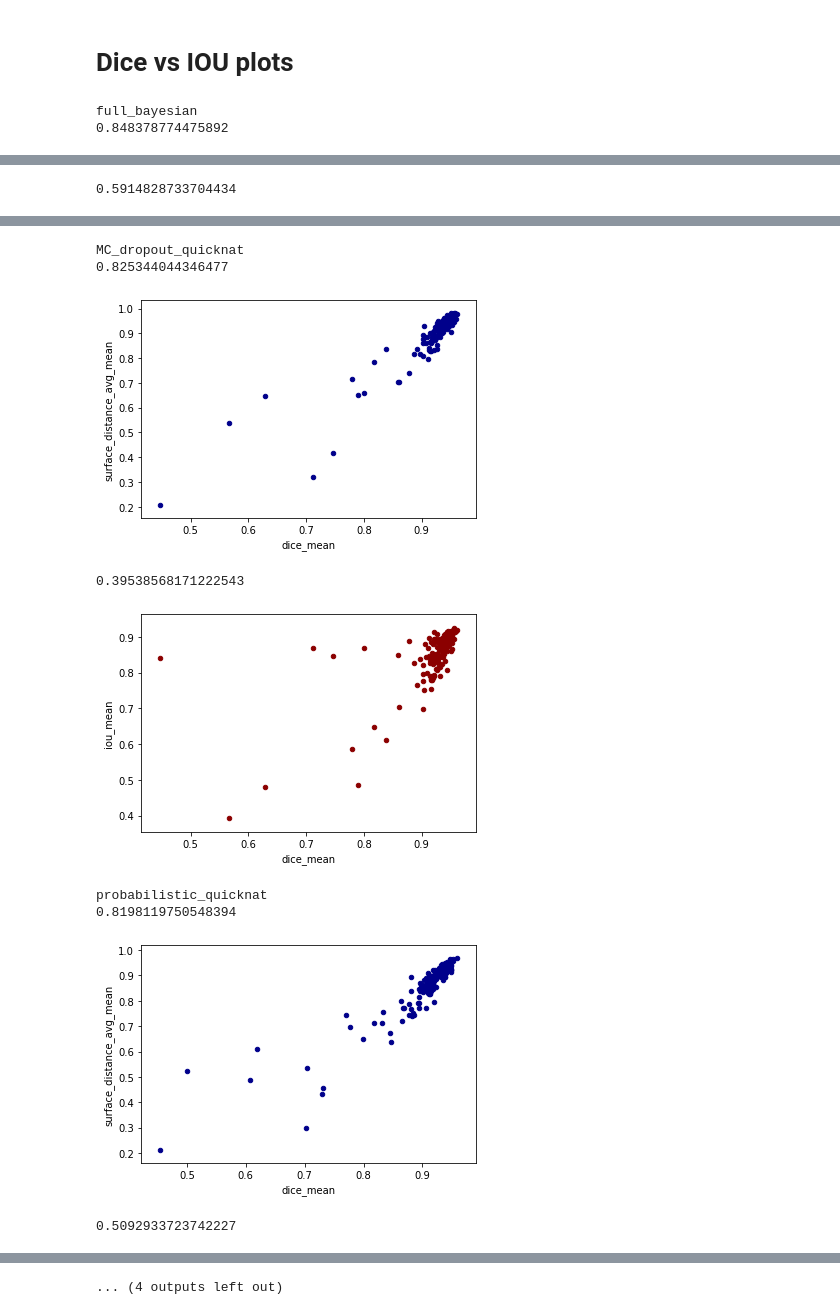
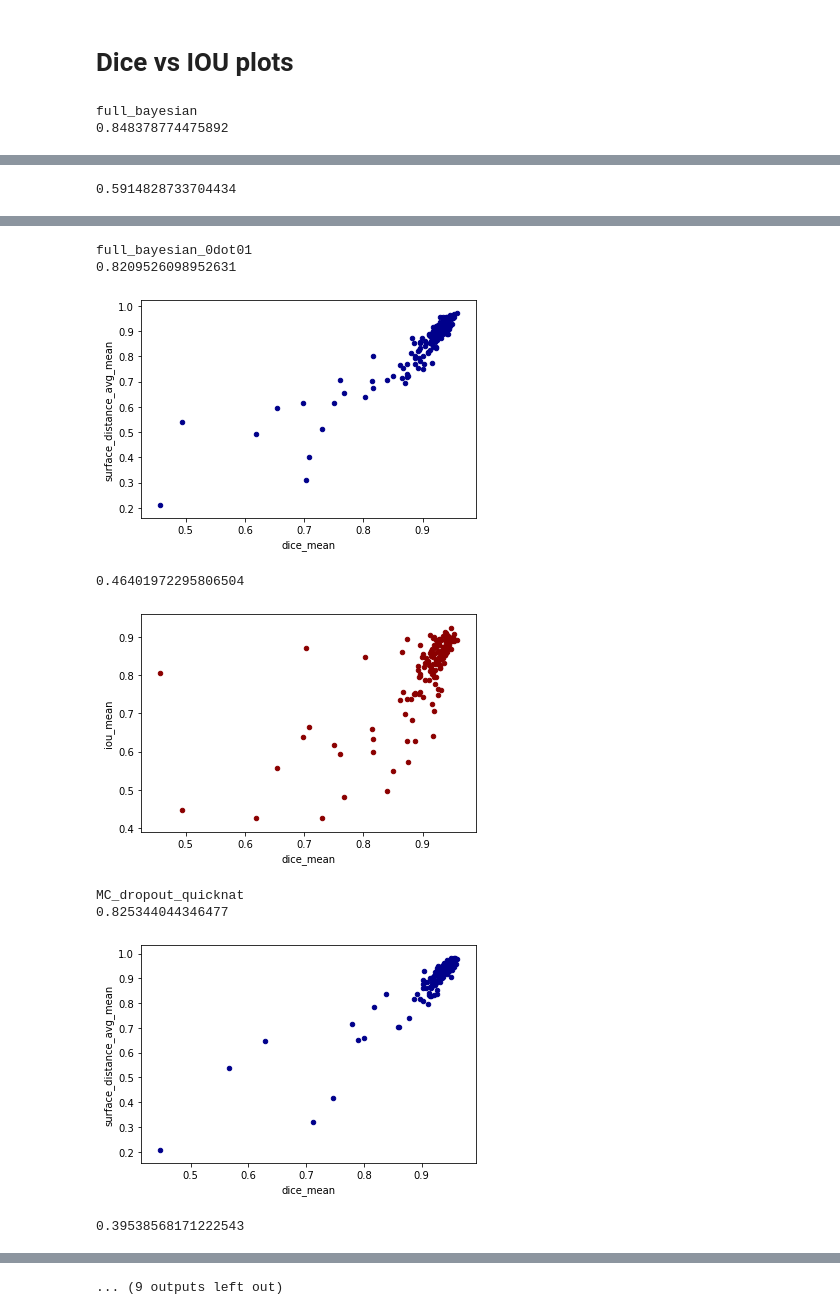
Before and after one commit to jyotirmay123/BNN-for-Uncertainty-Estimation-of-Imaging-Biomarkers, a Jupyter notebook: model_and_dataset_stats_analysis_final.ipynb, the cells around one changed output, grey strips where cells are left out. Drawn from its saved outputs; the diff is of its cells as text; code cells hidden in the pictures.

Commit message:
4.11.19_commit_stats_analysis_model+dataset

```diff
--- a/model_and_dataset_stats_analysis_final.ipynb
+++ b/model_and_dataset_stats_analysis_final.ipynb
@@ -147,8 +178,11 @@ medication_feats = ['meds-antidiabetic', 'meds-antihypertensive', 'meds-incretin
                     'meds-lipoprotein-lowering', 'meds-oral-antidiabetic']
 triglyceride = ['triglyceride']
 hypertension = ['hypertension']
-basic_feats = ['age', 'height', 'sex', 'weight' ]
+basic_feats = ['age', 'height', 'sex', 'weight']
+
 vols_feat = ['seg_liver', 'seg_spleen']
+spleen_sample_cols = ['0_spleen','1_spleen','2_spleen','3_spleen','4_spleen','5_spleen','6_spleen','7_spleen','8_spleen','9_spleen']
+liver_sample_cols = ['0_liver','1_liver','2_liver','3_liver','4_liver','5_liver','6_liver','7_liver','8_liver','9_liver']
 
 feats_from_paper_for_group_test = [['age', 'sex_0', 'sex_1', 'bmi_numeric'],
              ['diabetes_status_0', 'diabetes_status_1', 'diabetes_status_2'], ['hypertension'], ['triglyceride'],
@@ -166,6 +200,8 @@ feats_from_paper_for_individual_test = [['age', 'sex_0', 'sex_1', 'bmi_numeric']
               'mri_liver_fat_lobus_sinister', 'mri_liver_fat_portal_vein'],
              ['meds_lipoprotein_lowering', 'meds_antihypertensive'],
              ['smoker_former', 'smoker_non_smoker', 'smoker_regular'], ['alcohol_g_day']]
+
+paper_link = 'https://journals.plos.org/plosone/article/file?id=10.1371/journal.pone.0177154&type=printable'
 # %%
 model_merged_feats_path = [
     {'full_bayesian': './projects/full_bayesian/reports/full_bayesian_KORA_v2/KORA/10_1571866968.4002764_concat_report_final.csv'},
@@ -192,4 +250,5 @@ at = 'all_KORA_processed_True'
 tf = 'test_KORA_processed_False'
 tt = 'test_KORA_processed_True'
 # %%
-model_merged_feats_path_combined = {key:val for d in model_merged_feats_path for key,val in d.items()}
+model_merged_feats_path_combined = {key:val for d in all_paths for key,val in d.items()}
+only_models_final_report_path = {key:val for d in final_model_report_path for key,val in d.items()}
@@ -281,14 +373,12 @@ p_value_df_styler
 # %%
 feats = flatten(feats_from_paper_for_group_test)
 
-li_wts = {'full_bayesian':0.001,
-          'MC_dropout_quicknat':0.00001,
-          'probabilistic_quicknat': 0.0001,
-          'hierarchical_quicknat':0.0001
-         }
 dicts = {}
 anova_test_dicts = {}
 for key, value in model_merged_feats_path_combined.items():
+    if 'KORA' in key:
+        print('dataset cannot be processed!')
+        continue
     df = pd.read_csv(value)
     df = rename(df)
     df = transform_to_categorical(df, ['diabetes_status', 'sex'])
@@ -307,7 +397,7 @@ for key, value in model_merged_feats_path_combined.items():
     anova_test_dicts[key][target_col] =  result['PR(>F)'].values[:-1]
 
     target_col = 'seg_liver_normalised'
-    p_value_dict = regularised_group_feats(df, target_col, feature_string , 'iou_liver')
+    model = regularised_group_feats(df, target_col, feature_string , 'iou_liver')
     result = anova_test(model)
     dicts[key][target_col] =  model.pvalues[:-1]
     anova_test_dicts[key][target_col] =  result['PR(>F)'].values[:-1]
@@ -391,0 +513,17 @@ p_value_df_styler
+# %%
+dicts = {}
+for key, value in model_merged_feats_path_combined.items():
+    print(key)
+    df = pd.read_csv(value)
+    df = rename(df)
+    df = transform_to_categorical(df, ['diabetes_status', 'sex'])
+    df, normalised_cols = z_score_column_normalise(df, ['seg_spleen', 'seg_liver'])
+    df = df.fillna(0)
+
+    dfs = split_diabetes_state(df)
+#     plot_and_ttest(dfs, ['normal_seg_spleen_normalised', 'pre_diabetic_seg_spleen_normalised', 'diabetic_seg_spleen_normalised'])
+    individual_dicts = plot_and_ttest(dfs, ['normal_seg_liver_normalised', 'pre_diabetic_seg_liver_normalised', 'diabetic_seg_liver_normalised'])
+    dicts[key] = individual_dicts
+
+p_value_df = pd.DataFrame.from_dict(dicts)
+p_value_df_styler = highlight_significance(p_value_df.T)
@@ -392,38 +571,41 @@ p_value_df_styler
 # %% [markdown]
 # Dice vs IOU plots
 # %%
-from sklearn.linear_model import LinearRegression
+
 for key, value in model_merged_feats_path_combined.items():
+    if 'KORA' in key:
+        print('dataset cannot be processed!')
+        continue
     print(key)
     df = pd.read_csv(value)
     df = rename(df)
     df = transform_to_categorical(df, ['diabetes_status', 'sex'])
     df, normalised_cols = z_score_column_normalise(df, ['seg_spleen', 'seg_liver'])
     df = df.fillna(0)
 
 
     df.plot.scatter(x='dice_mean', y='surface_distance_avg_mean',c='DarkBlue')
     X, y = df['dice_mean'].values.reshape(-1,1),df['surface_distance_avg_mean'].values.reshape(-1,1)
     reg = LinearRegression().fit(X, y)
     print(reg.score(X, y))
     plt.show()
     df.plot.scatter(x='dice_mean', y='iou_mean',c='DarkRed')
     X, y = df['dice_mean'].values.reshape(-1,1),df['iou_mean'].values.reshape(-1,1)
     reg = LinearRegression().fit(X, y)
     print(reg.score(X, y))
     plt.show()
 # %% [output]
 full_bayesian
 0.848378774475892
 [figure]
 0.5914828733704434
 [figure]
-MC_dropout_quicknat
-0.825344044346477
+full_bayesian_0dot01
+0.8209526098952631
-[figure, old version]
+[figure, new version]
-0.39538568171222543
+0.46401972295806504
-[figure, old version]
+[figure, new version]
-probabilistic_quicknat
-0.8198119750548394
+MC_dropout_quicknat
+0.825344044346477
-[figure, old version]
+[figure, new version]
-0.5092933723742227
+0.39538568171222543
@@ -431 +613 @@ probabilistic_quicknat
-... (4 outputs left out)
+... (9 outputs left out)
```
Also changed, not shown: parts of 19 cells of this notebook, 5 other files.
